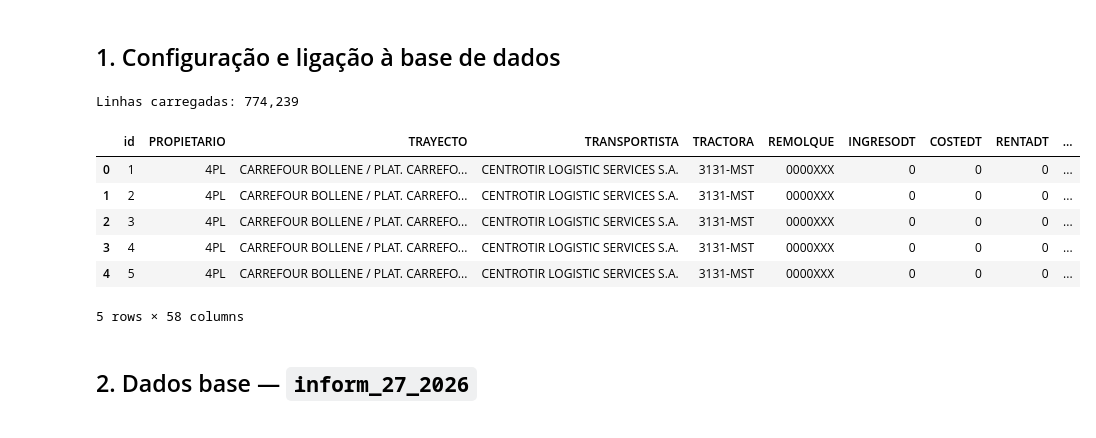
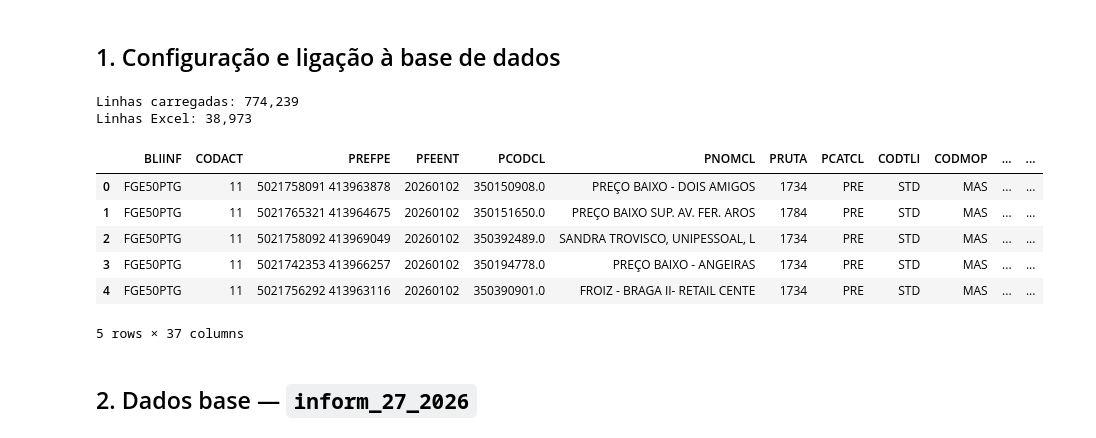
Before and after one commit to ruben-filipe-rocha/Salvesen, a Jupyter notebook: 02.Analise_Financeira/01_Fin_PBI_MAC_excel.ipynb, the cells around one changed output. Saved outputs shown, nothing was run; the diff lists cells and outputs as text; code cells hidden in the pictures.

```diff
--- a/02.Analise_Financeira/01_Fin_PBI_MAC_excel.ipynb
+++ b/02.Analise_Financeira/01_Fin_PBI_MAC_excel.ipynb
@@ -18,40 +18,48 @@ def get_paths() -> dict:
     sistema = platform.system()
 
     if sistema == "Windows":
         return {
             "db": r"C:\Users\LISARR\Documents\python\00.DB\2026.db",
             "parquet": r"C:\Users\LISARR\Documents\python\01.Financeiro\inform_27_2026_final.parquet",
+            "caminho_excel": r"C:\Users\LISARR\Documents\python\01.Financeiro\Danone_Custos_V2.xlsx",
         }
 
     if sistema == "Darwin":
         icloud = "/Users/rr/Library/Mobile Documents/com~apple~CloudDocs/05.Salvesen"
         return {
             "db": f"{icloud}/00_DB/2026.db",
             "parquet": f"{icloud}/inform_27_2026_final.parquet",
+            "caminho_excel": f"{icloud}/Danone_Custos_v2.xlsx",
         }
 
     return {
         "db": "2026.db",
         "parquet": "inform_27_2026_final.parquet",
+        "excel": "Danone_Custos_v2.xlsx",
     }
 
 
 PATHS = get_paths()
 
 with sqlite3.connect(PATHS["db"]) as con:
     df = pd.read_sql_query("SELECT * FROM inform_27_2026", con)
 
 print(f"Linhas carregadas: {len(df):,}")
 df.head()
+
+df_excel = pd.read_excel(PATHS["caminho_excel"])
+print(f"Linhas Excel: {len(df_excel):,}")
+df_excel.head()
 # %% [output]
 Linhas carregadas: 774,239
+Linhas Excel: 38,973
-|  | id | PROPIETARIO | TRAYECTO | TRANSPORTISTA | TRACTORA | REMOLQUE | INGRESODT | COSTEDT | RENTADT | ... |
-| 0 | 1 | 4PL | CARREFOUR BOLLENE / PLAT. CARREFO... | CENTROTIR LOGISTIC SERVICES S.A. | 3131-MST | 0000XXX | 0 | 0 | 0 | ... |
-| 1 | 2 | 4PL | CARREFOUR BOLLENE / PLAT. CARREFO... | CENTROTIR LOGISTIC SERVICES S.A. | 3131-MST | 0000XXX | 0 | 0 | 0 | ... |
-| 2 | 3 | 4PL | CARREFOUR BOLLENE / PLAT. CARREFO... | CENTROTIR LOGISTIC SERVICES S.A. | 3131-MST | 0000XXX | 0 | 0 | 0 | ... |
-| 3 | 4 | 4PL | CARREFOUR BOLLENE / PLAT. CARREFO... | CENTROTIR LOGISTIC SERVICES S.A. | 3131-MST | 0000XXX | 0 | 0 | 0 | ... |
-| 4 | 5 | 4PL | CARREFOUR BOLLENE / PLAT. CARREFO... | CENTROTIR LOGISTIC SERVICES S.A. | 3131-MST | 0000XXX | 0 | 0 | 0 | ... |
+|  | BLIINF | CODACT | PREFPE | PFEENT | PCODCL | PNOMCL | PRUTA | PCATCL | CODTLI | CODMOP | ... | ... |
+| 0 | FGE50PTG | 11 | 5021758091 413963878 | 20260102 | 350150908.0 | PREÇO BAIXO - DOIS AMIGOS | 1734 | PRE | STD | MAS | ... | ... |
+| 1 | FGE50PTG | 11 | 5021765321 413964675 | 20260102 | 350151650.0 | PREÇO BAIXO SUP. AV. FER. AROS | 1784 | PRE | STD | MAS | ... | ... |
+| 2 | FGE50PTG | 11 | 5021758092 413969049 | 20260102 | 350392489.0 | SANDRA TROVISCO, UNIPESSOAL, L | 1734 | PRE | STD | MAS | ... | ... |
+| 3 | FGE50PTG | 11 | 5021742353 413966257 | 20260102 | 350194778.0 | PREÇO BAIXO - ANGEIRAS | 1734 | PRE | STD | MAS | ... | ... |
+| 4 | FGE50PTG | 11 | 5021756292 413963116 | 20260102 | 350390901.0 | FROIZ - BRAGA II- RETAIL CENTE | 1734 | PRE | STD | MAS | ... | ... |
-5 rows × 58 columns
+5 rows × 37 columns
 # %% [markdown]
 ## 2. Dados base — `inform_27_2026`
 # %%
```
Also changed, not shown: parts of 2 cells of this notebook.
